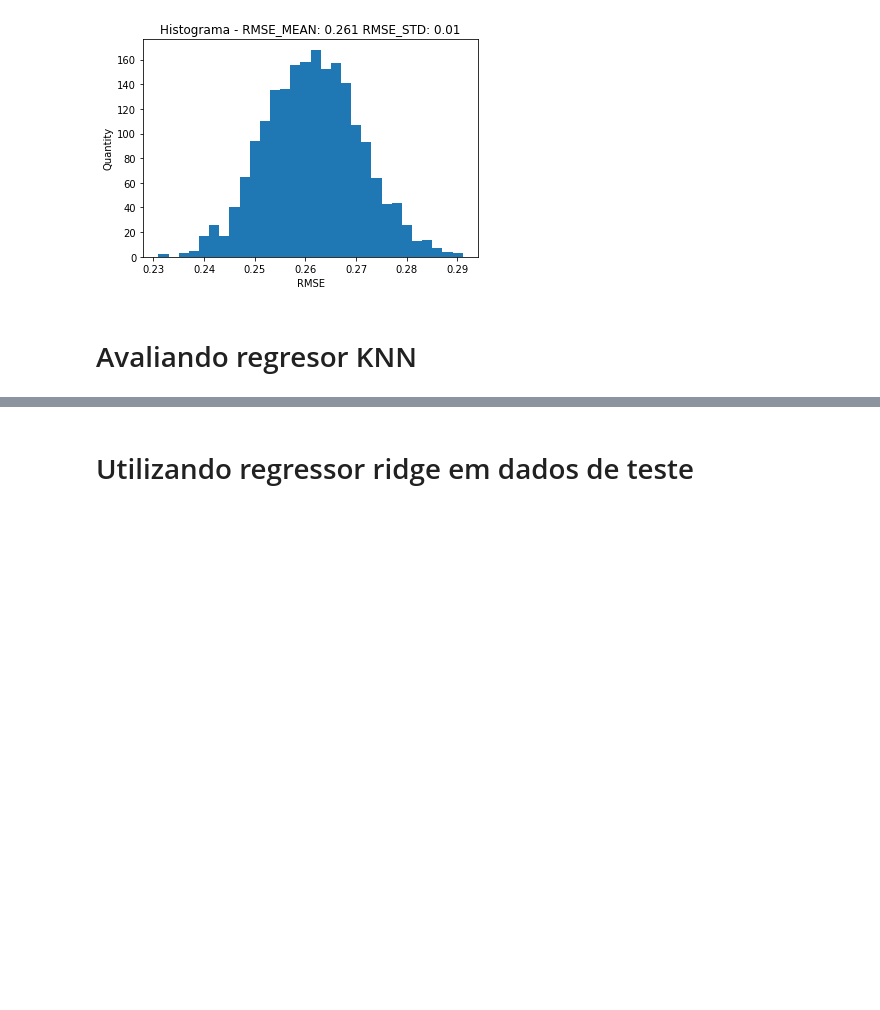
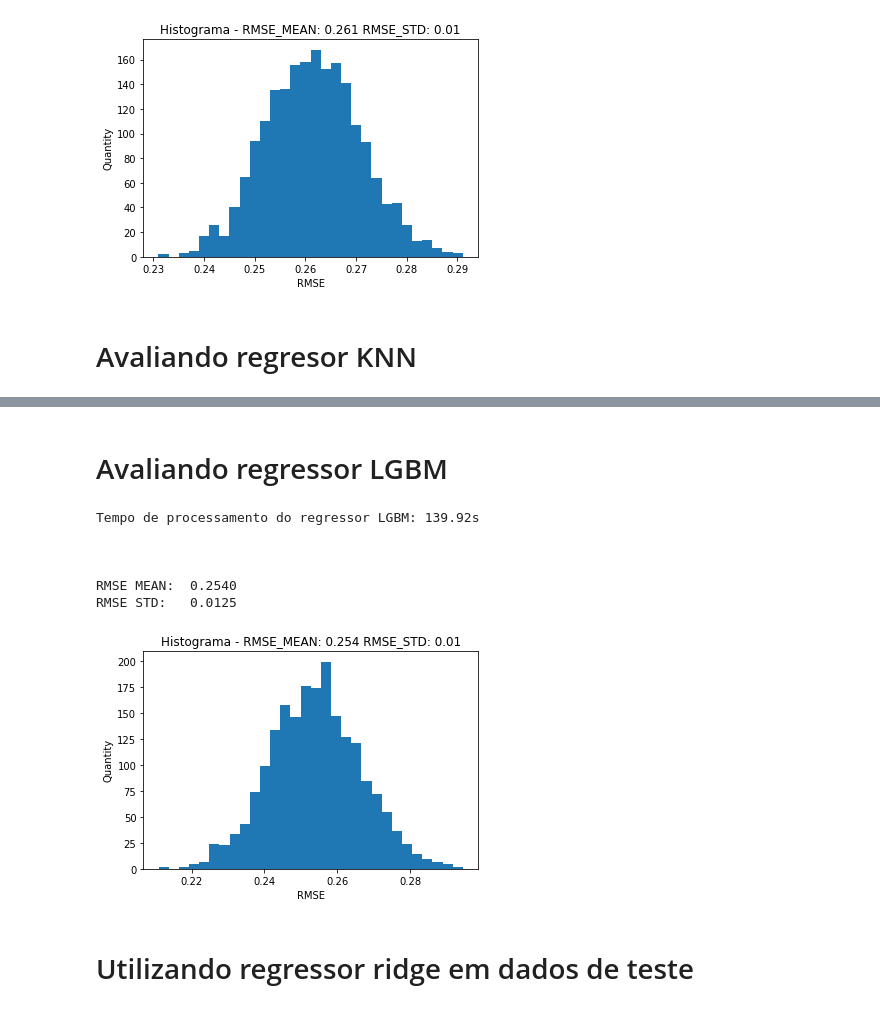
Before and after one commit to vinicius-alves/Kaggle-Avito-Challenge, a Jupyter notebook: notebook regressão linear e ridge.ipynb, the cells around one changed output, grey strips where cells are left out. Drawn from its saved outputs; the diff is of its cells as text; code cells hidden in the pictures; blank space fills up the shorter version.

```diff
--- a/notebook regressão linear e ridge.ipynb
+++ b/notebook regressão linear e ridge.ipynb
@@ -323,3 +324,69 @@ RMSE STD:   0.0115
+# %% [markdown]
+# Avaliando regressor LGBM
+# %%
+from lightgbm import LGBMRegressor
+
+start = time.time()
+
+def regressao_lgbm():
+
+    X = matriz_train
+    y = vetor_train_target
+
+    # Dividindo dados de treino
+    X_train, X_test, y_train, y_test = train_test_split(X,y,test_size = 0.33)
+
+    # Criando Regressor LGBM
+    regr = LGBMRegressor(boosting_type='gbdt', class_weight=None, colsample_bytree=1.0,
+                         learning_rate=0.05, max_depth=-1, min_child_samples=20,
+                         min_child_weight=0.001, min_split_gain=0.0, n_estimators=15,
+                         n_jobs=-1, num_leaves=5, objective='regression', random_state=None,
+                         reg_alpha=0.0, reg_lambda=0.0, silent=True, subsample=1.0,
+                         subsample_for_bin=200000, subsample_freq=1)
+    params: {'bootstrap': False, 'bootstrap_features': False, 'max_features': 0.5, 'max_samples': 0.5}
+
+    # Treino
+    regr.fit(X_train, y_train.toarray().ravel(),  eval_metric='metric')
+
+    # Predição
+    y_pred = regr.predict(X_test)
+
+    #Root mean squared error
+    return np.sqrt(mean_squared_error(y_test.todense(), y_pred))
+
+start = time.time()
+
+rmse_list =[]
+
+# Testando 2000 vezes através de amostras aleatórias
+for i in range(2000):
+    rmse = regressao_lgbm()
+    rmse_list.append(rmse)
+
+end = time.time()
+
+print('Tempo de processamento do regressor LGBM: '+str("%.2f" % (end - start))+'s\n')
+
+
+print("\n")
+print("RMSE MEAN: ","%.4f" % np.mean(rmse_list))
+print("RMSE STD:  ","%.4f" % np.std(rmse_list))
+print("\n")
+
+plt.title(u"Histograma - RMSE_MEAN: " + str("%.3f" % np.mean(rmse_list))+ " RMSE_STD: " + str("%.2f" % np.std(rmse_list)))
+plt.ylabel("Quantity")
+plt.xlabel("RMSE")
+
+plt.hist(rmse_list,bins =30)
+plt.show()
+# %% [output]
+Tempo de processamento do regressor LGBM: 139.92s
+
+
+
+RMSE MEAN:  0.2540
+RMSE STD:   0.0125
+[figure, added]
 # %% [markdown]
 # Utilizando regressor ridge em dados de teste
 # %%
```
Also changed, not shown: parts of 3 cells of this notebook.
